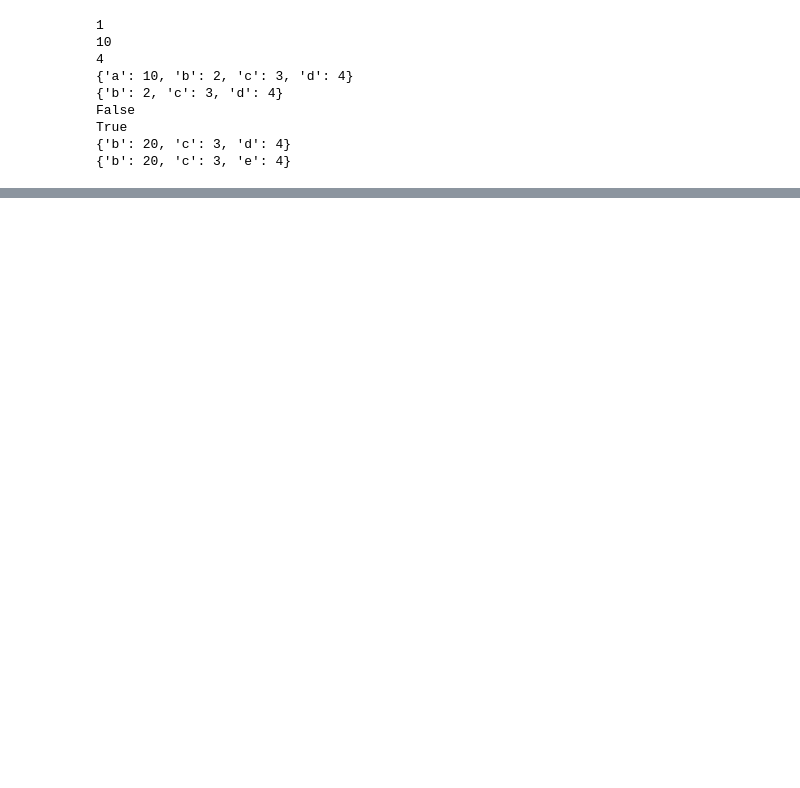
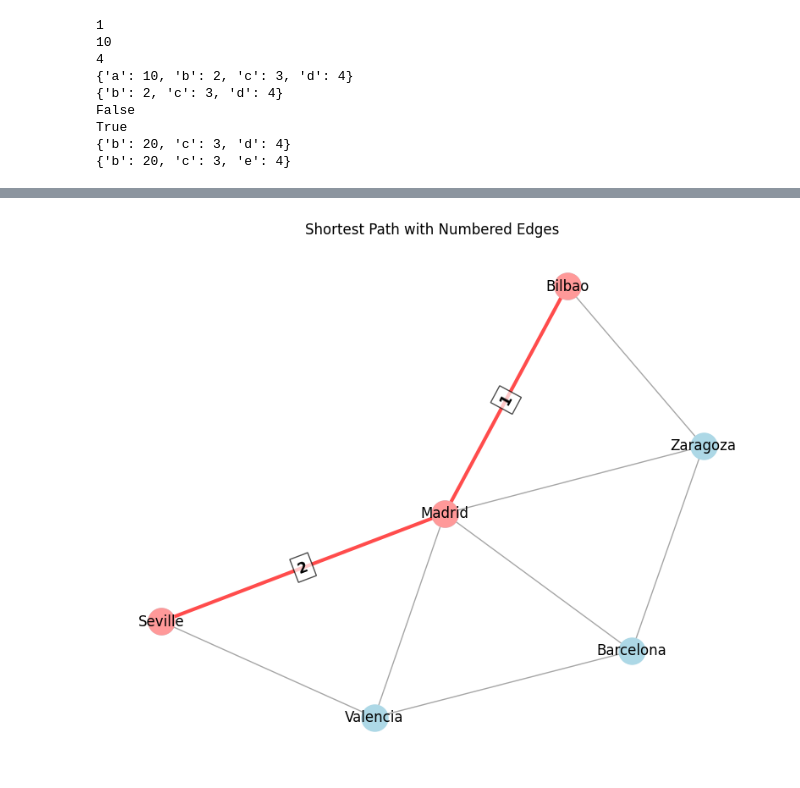
Before and after one commit to AhmedBegggaUA/MD2025, a Jupyter notebook: _build/jupyter_execute/kk.ipynb, the cells around one changed output, grey strips where cells are left out. Drawn from its saved outputs; the diff is of its cells as text; code cells hidden in the pictures; blank space fills up the shorter version.

```diff
--- a/_build/jupyter_execute/kk.ipynb
+++ b/_build/jupyter_execute/kk.ipynb
@@ -72,0 +190,17 @@ True
+# %%
+# Define source and target nodes
+source = 'Bilbao'
+target = 'Sevilla'
+
+# Compare with NetworkX
+path = nx.shortest_path(G, source, target)
+print(f"\nNetworkX result:")
+print(f"Shortest path: {path}")
+print(f"Path length: {len(path) - 1} edges")
+
+# Run BFS
+bfs_steps, path = bfs_numpy(G, source, target)
+print(f"BFS Path from {source} to {target}:")
+print(f"Number of steps: {bfs_steps}")
+print(f"Shortest path: {path}")
+print(f"Path length: {len(path) - 1} edges")
@@ -72,0 +209,63 @@ True
+# %%
+def visualize_shortest_path(G, shortest_path, title):
+    """Visualizes the shortest path with numbered edges using edge labels"""
+    plt.figure(figsize=(10, 8))
+
+    # Create a copy of the graph for visualization
+    H = G.copy()
+    pos = nx.spring_layout(H, seed=42)
+
+    # Create the edges of the shortest path
+    edge_colors = []
+    edge_widths = []
+
+    # Create edge labels dictionary for the shortest path edges
+    edge_labels = {}
+
+    # Process all edges and mark the shortest path edges
+    for u, v in H.edges():
+        if len(shortest_path) > 1:
+            # Check if this edge is part of the shortest path
+            is_path_edge = False
+            for i in range(len(shortest_path) - 1):
+                if (u == shortest_path[i] and v == shortest_path[i+1]) or \
+                   (v == shortest_path[i] and u == shortest_path[i+1]):  # For undirected graphs
+                    is_path_edge = True
+                    # Add label with the step number
+                    edge_labels[(u, v)] = str(i + 1)
+                    break
+
+            if is_path_edge:
+                edge_colors.append('red')
+                edge_widths.append(3.0)
+            else:
+                edge_colors.append('gray')
+                edge_widths.append(1.0)
+        else:
+            edge_colors.append('gray')
+            edge_widths.append(1.0)
+
+    # Draw all nodes
+    nx.draw_networkx_nodes(H, pos, node_color='lightblue', node_size=500)
+
+    # Highlight the nodes in the shortest path
+    nx.draw_networkx_nodes(H, pos, nodelist=shortest_path, node_color='#ff9999', node_size=500)
+
+    # Draw all edges with appropriate colors and widths
+    nx.draw_networkx_edges(H, pos, edge_color=edge_colors, width=edge_widths, alpha=0.7)
+
+    # Draw edge labels (numbers) for the shortest path
+    nx.draw_networkx_edge_labels(H, pos, edge_labels=edge_labels, font_size=12,
+                                font_weight='bold', bbox=dict(facecolor='white', alpha=0.7))
+
+    # Draw node labels
+    nx.draw_networkx_labels(H, pos)
+
+    plt.title(title)
+    plt.axis('off')
+    plt.show()
+
+# Visualize the shortest path with numbered edges
+visualize_shortest_path(G, path, "Shortest Path with Numbered Edges")
+# %% [output]
+[figure, added]
```
Also changed, not shown: parts of 5 cells of this notebook, 55 other files.
